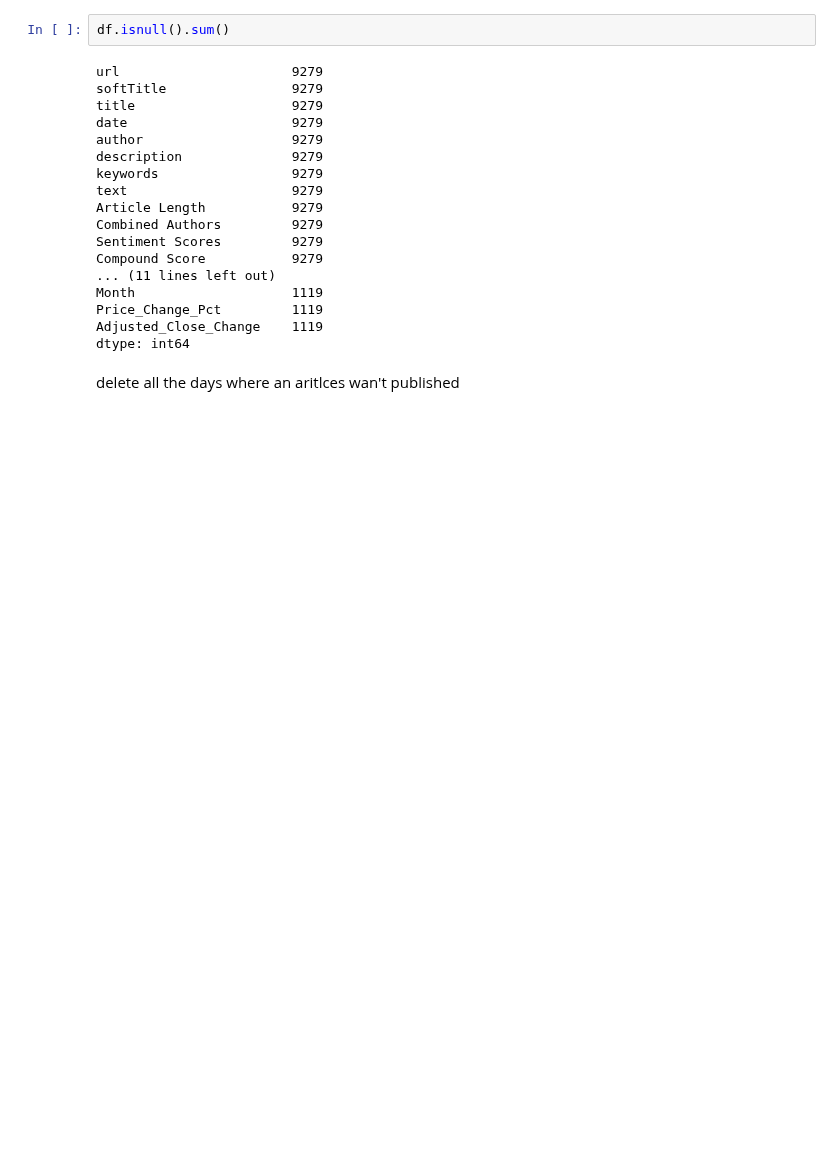
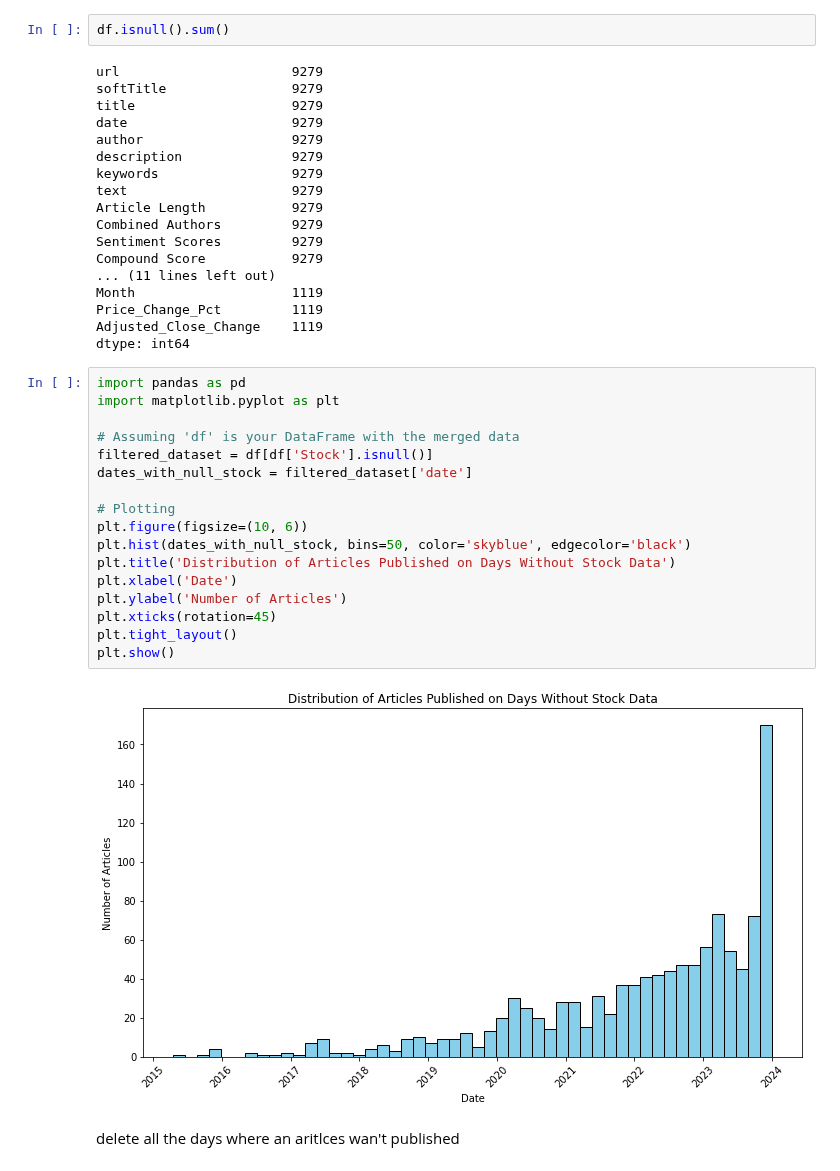
Before and after one commit to EthanFalcao/Sentiment-Analysis-in-Financial-Markets, a Jupyter notebook: merge_datasets.ipynb, the cells around one changed output. Cells and saved outputs as stored; diff of their text form; blank space fills up the shorter version.

```diff
--- a/merge_datasets.ipynb
+++ b/merge_datasets.ipynb
@@ -213,6 +343,25 @@ Month                    1119
 Price_Change_Pct         1119
 Adjusted_Close_Change    1119
 dtype: int64
+# %%
+import pandas as pd
+import matplotlib.pyplot as plt
+
+# Assuming 'df' is your DataFrame with the merged data
+filtered_dataset = df[df['Stock'].isnull()]
+dates_with_null_stock = filtered_dataset['date']
+
+# Plotting
+plt.figure(figsize=(10, 6))
+plt.hist(dates_with_null_stock, bins=50, color='skyblue', edgecolor='black')
+plt.title('Distribution of Articles Published on Days Without Stock Data')
+plt.xlabel('Date')
+plt.ylabel('Number of Articles')
+plt.xticks(rotation=45)
+plt.tight_layout()
+plt.show()
+# %% [output]
+[figure, added]
 # %% [markdown]
 delete all the days where an aritlces wan't published
 # %% [markdown]
```
Also changed, not shown: parts of 8 cells of this notebook, 1 other file.
